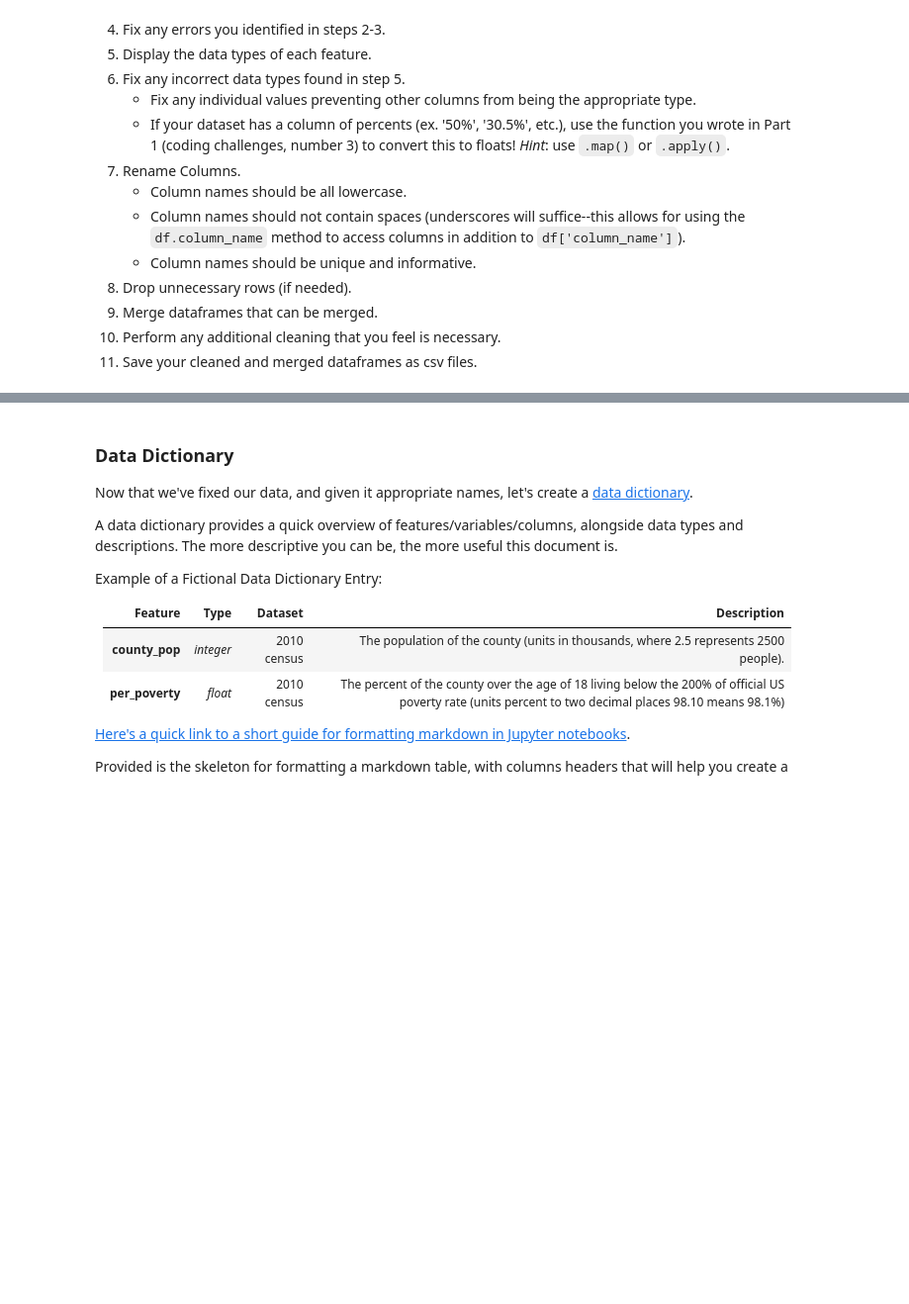
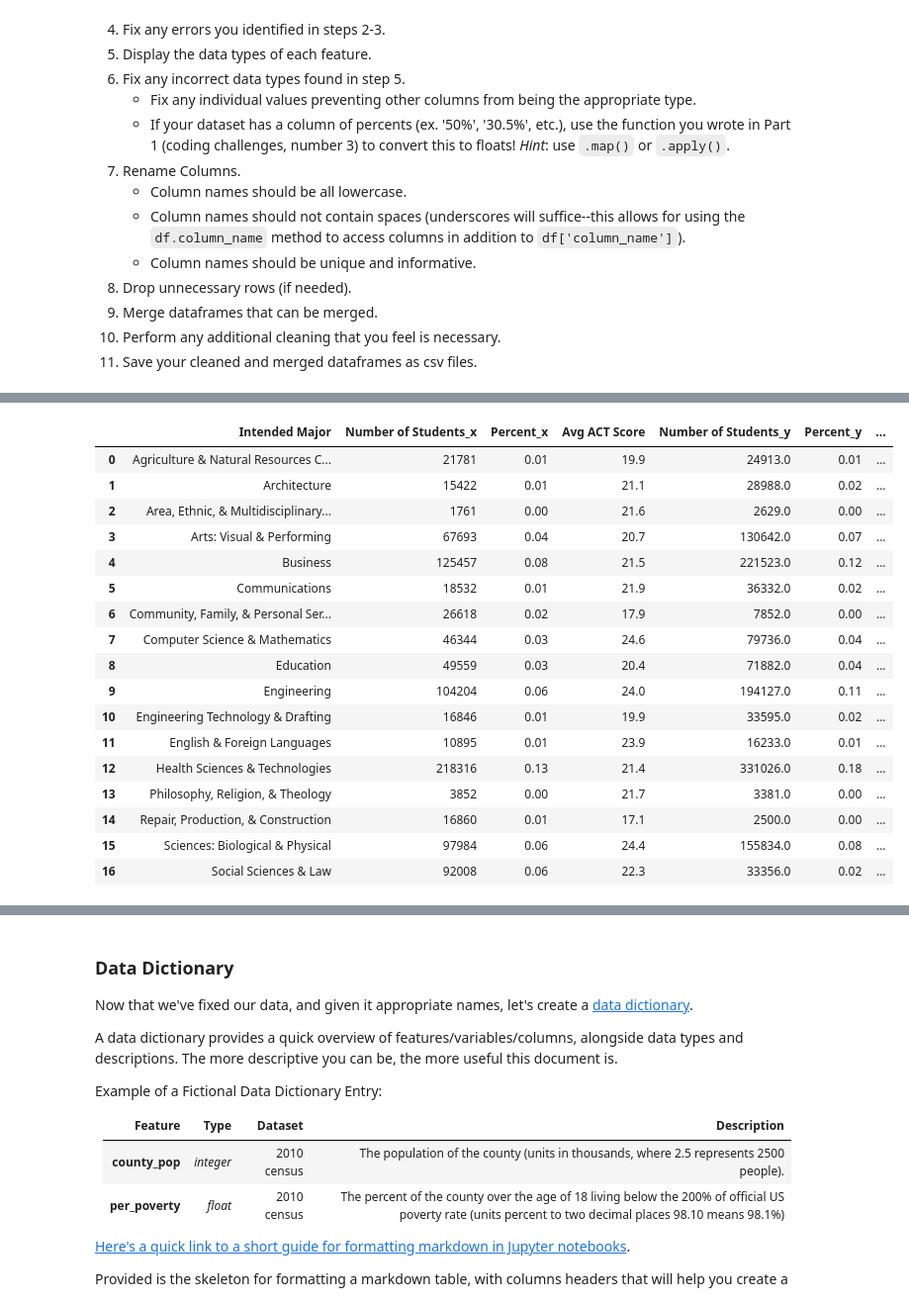
Before and after one commit to jlu7922/Standardized-Test-Analysis, a Jupyter notebook: code/starter-code-Jason.ipynb, the cells around one changed output, grey strips where cells are left out. Shown: that part at 99% size. Drawn from its saved outputs; the diff is of its cells as text; code cells hidden in the pictures; blank space fills up the shorter version.

```diff
--- a/code/starter-code-Jason.ipynb
+++ b/code/starter-code-Jason.ipynb
@@ -126,0 +410,4 @@ Import the datasets that you selected for this project and go through the follow
+# %%
+sat_by_major.rename(columns = {'IntendedCollegeMajor' : 'Intended Major',
+                               'TestTakers' : 'Number of Students',
+                               'Total' : ' Avg SAT Score'}, inplace=True)
@@ -126,0 +502,25 @@ Import the datasets that you selected for this project and go through the follow
+# %%
+# Merge dataframes that can be merged
+
+intended_major = pd.merge(left = act_by_major, right = sat_by_major, left_on = 'Intended Major', right_on = 'Intended Major')
+
+intended_major
+# %% [output]
+|  | Intended Major | Number of Students_x | Percent_x | Avg ACT Score | Number of Students_y | Percent_y | ... |
+| 0 | Agriculture & Natural Resources C... | 21781 | 0.01 | 19.9 | 24913.0 | 0.01 | ... |
+| 1 | Architecture | 15422 | 0.01 | 21.1 | 28988.0 | 0.02 | ... |
+| 2 | Area, Ethnic, & Multidisciplinary... | 1761 | 0.00 | 21.6 | 2629.0 | 0.00 | ... |
+| 3 | Arts: Visual & Performing | 67693 | 0.04 | 20.7 | 130642.0 | 0.07 | ... |
+| 4 | Business | 125457 | 0.08 | 21.5 | 221523.0 | 0.12 | ... |
+| 5 | Communications | 18532 | 0.01 | 21.9 | 36332.0 | 0.02 | ... |
+| 6 | Community, Family, & Personal Ser... | 26618 | 0.02 | 17.9 | 7852.0 | 0.00 | ... |
+| 7 | Computer Science & Mathematics | 46344 | 0.03 | 24.6 | 79736.0 | 0.04 | ... |
+| 8 | Education | 49559 | 0.03 | 20.4 | 71882.0 | 0.04 | ... |
+| 9 | Engineering | 104204 | 0.06 | 24.0 | 194127.0 | 0.11 | ... |
+| 10 | Engineering Technology & Drafting | 16846 | 0.01 | 19.9 | 33595.0 | 0.02 | ... |
+| 11 | English & Foreign Languages | 10895 | 0.01 | 23.9 | 16233.0 | 0.01 | ... |
+| 12 | Health Sciences & Technologies | 218316 | 0.13 | 21.4 | 331026.0 | 0.18 | ... |
+| 13 | Philosophy, Religion, & Theology | 3852 | 0.00 | 21.7 | 3381.0 | 0.00 | ... |
+| 14 | Repair, Production, & Construction | 16860 | 0.01 | 17.1 | 2500.0 | 0.00 | ... |
+| 15 | Sciences: Biological & Physical | 97984 | 0.06 | 24.4 | 155834.0 | 0.08 | ... |
+| 16 | Social Sciences & Law | 92008 | 0.06 | 22.3 | 33356.0 | 0.02 | ... |
```
Also changed, not shown: parts of 53 cells of this notebook.
